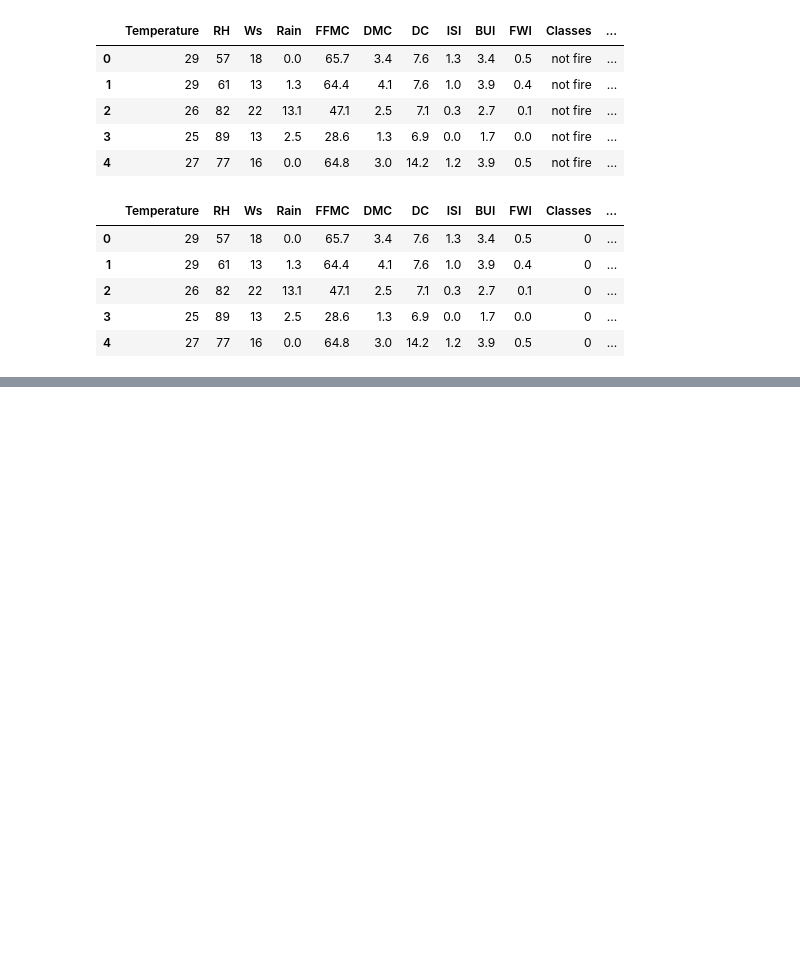
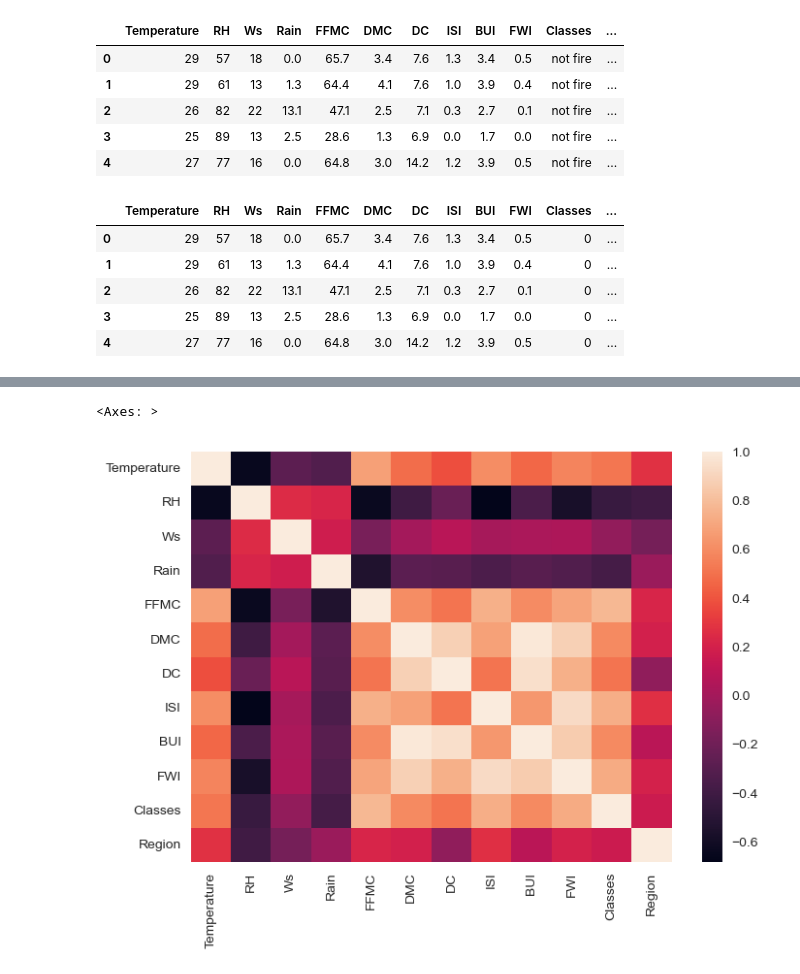
Before and after one commit to Adan1816/ML_Algerian_Forest_Fires, a Jupyter notebook: ml.ipynb, the cells around one changed output, grey strips where cells are left out. Cells and saved outputs as stored; diff of their text form; code cells hidden in the pictures; blank space fills up the shorter version.

```diff
--- a/ml.ipynb
+++ b/ml.ipynb
@@ -214,0 +265,5 @@ df_copy.head()
+# %%
+sns.heatmap(df_copy.corr())
+# %% [output]
+<Axes: >
+[figure, added]
```
Also changed, not shown: parts of 12 cells of this notebook.
